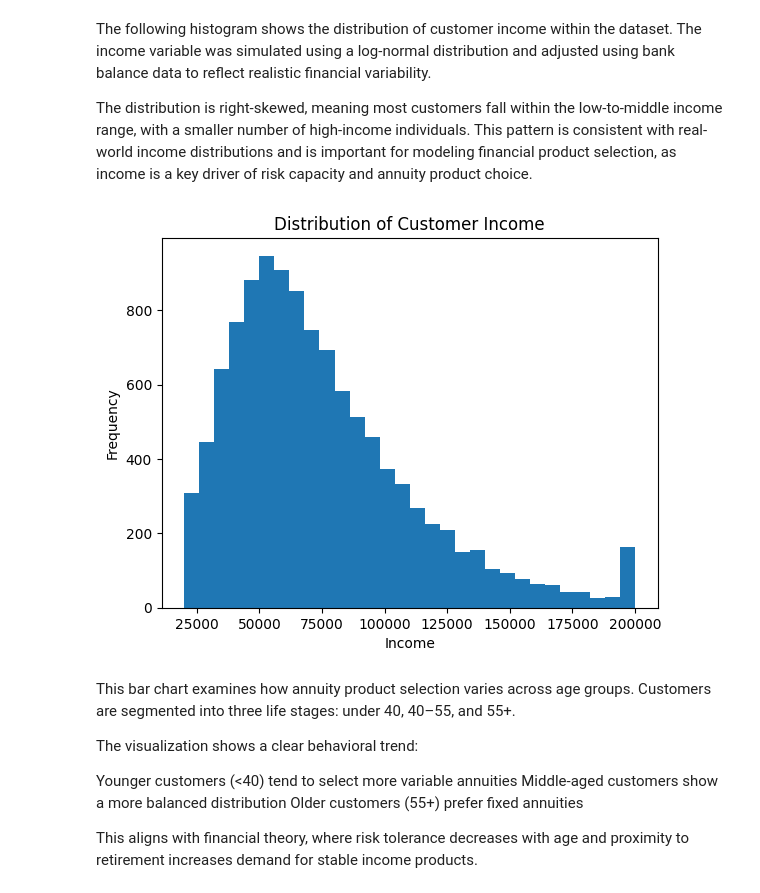
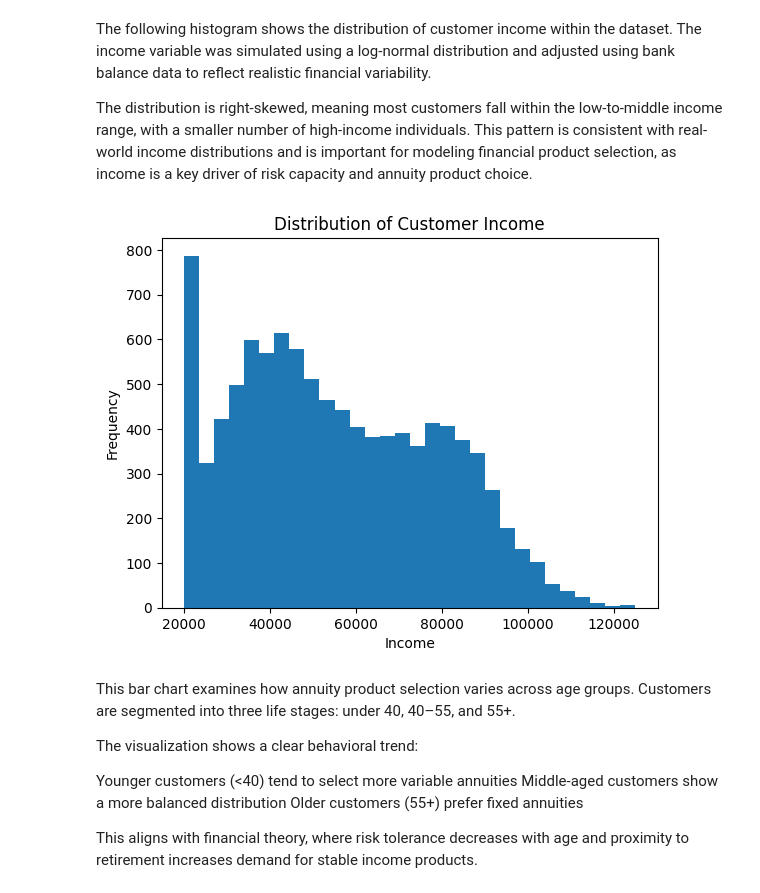
Before and after one commit to IT4063C-Spring26/final-project-slaibne, a Jupyter notebook: source.ipynb, the cells around one changed output. Cells and saved outputs as stored; diff of their text form; code cells hidden in the pictures.

```diff
--- a/source.ipynb
+++ b/source.ipynb
@@ -450,13 +474,13 @@ The following histogram shows the distribution of customer income within the dat
 The distribution is right-skewed, meaning most customers fall within the low-to-middle income range, with a smaller number of high-income individuals. This pattern is consistent with real-world income distributions and is important for modeling financial product selection, as income is a key driver of risk capacity and annuity product choice.
 # %%
 plt.figure()
-plt.hist(base["income"], bins=30)
+plt.hist(final_df["income"], bins=30)
 plt.title("Distribution of Customer Income")
 plt.xlabel("Income")
 plt.ylabel("Frequency")
 plt.show()
 # %% [output]
-[figure, old version]
+[figure, new version]
 # %% [markdown]
 This bar chart examines how annuity product selection varies across age groups. Customers are segmented into three life stages: under 40, 40–55, and 55+.
 
```
Also changed, not shown: parts of 17 cells of this notebook.
